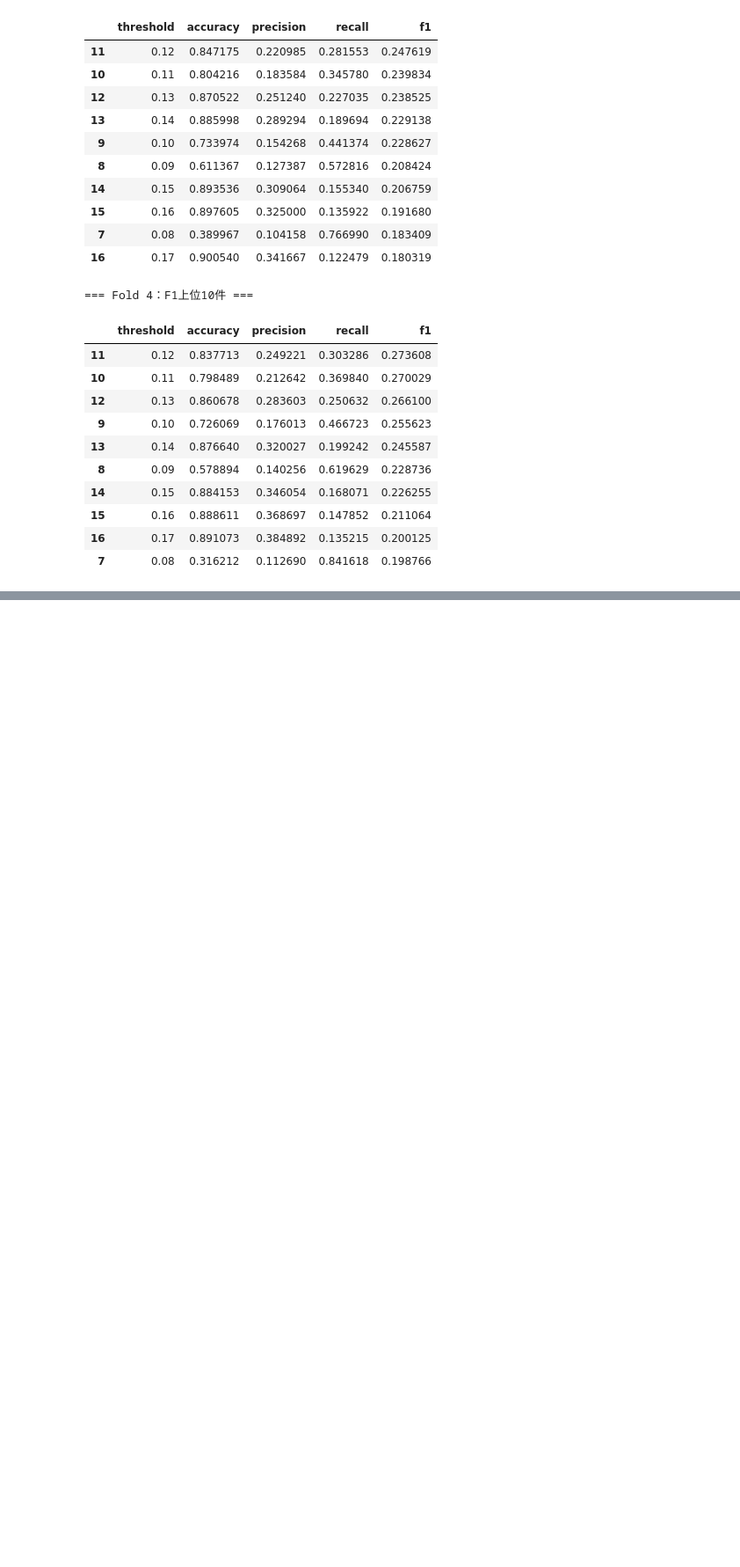
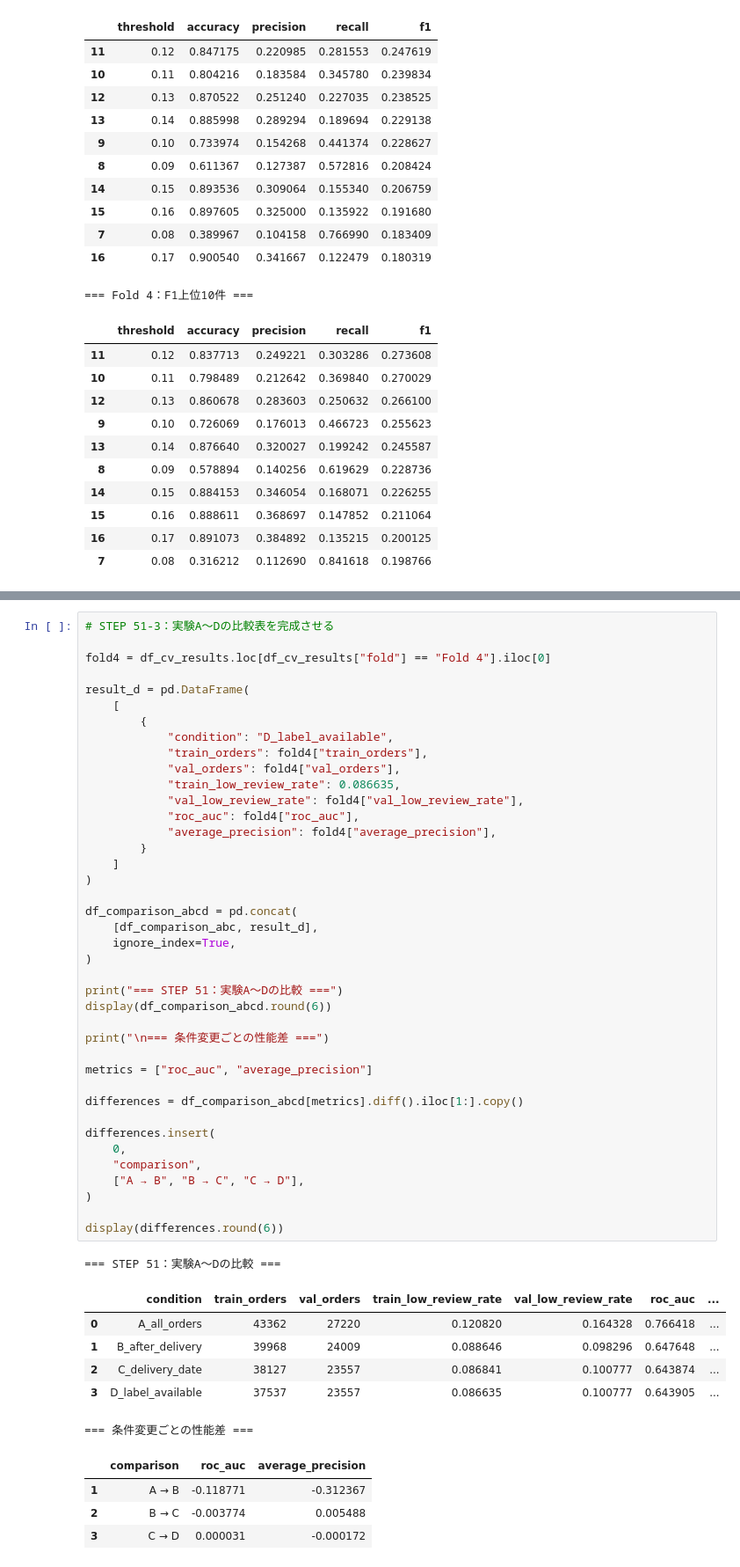
Before and after one commit to RyoShimoda/AWS_Python_data_analysis, a Jupyter notebook: notebooks/13_low_review_model_comparison.ipynb, the cells around one changed output, grey strips where cells are left out. Shown at 88% size. Cells and saved outputs as stored; diff of their text form; blank space fills up the shorter version.

```diff
--- a/notebooks/13_low_review_model_comparison.ipynb
+++ b/notebooks/13_low_review_model_comparison.ipynb
@@ -1341,0 +1318,52 @@ for fold_name, group in df_cv_predictions.groupby("fold", sort=True):
+# %%
+# STEP 51-3：実験A〜Dの比較表を完成させる
+
+fold4 = df_cv_results.loc[df_cv_results["fold"] == "Fold 4"].iloc[0]
+
+result_d = pd.DataFrame(
+    [
+        {
+            "condition": "D_label_available",
+            "train_orders": fold4["train_orders"],
+            "val_orders": fold4["val_orders"],
+            "train_low_review_rate": 0.086635,
+            "val_low_review_rate": fold4["val_low_review_rate"],
+            "roc_auc": fold4["roc_auc"],
+            "average_precision": fold4["average_precision"],
+        }
+    ]
+)
+
+df_comparison_abcd = pd.concat(
+    [df_comparison_abc, result_d],
+    ignore_index=True,
+)
+
+print("=== STEP 51：実験A〜Dの比較 ===")
+display(df_comparison_abcd.round(6))
+
+print("\n=== 条件変更ごとの性能差 ===")
+
+metrics = ["roc_auc", "average_precision"]
+
+differences = df_comparison_abcd[metrics].diff().iloc[1:].copy()
+
+differences.insert(
+    0,
+    "comparison",
+    ["A → B", "B → C", "C → D"],
+)
+
+display(differences.round(6))
+# %% [output]
+=== STEP 51：実験A〜Dの比較 ===
+|  | condition | train_orders | val_orders | train_low_review_rate | val_low_review_rate | roc_auc | ... |
+| 0 | A_all_orders | 43362 | 27220 | 0.120820 | 0.164328 | 0.766418 | ... |
+| 1 | B_after_delivery | 39968 | 24009 | 0.088646 | 0.098296 | 0.647648 | ... |
+| 2 | C_delivery_date | 38127 | 23557 | 0.086841 | 0.100777 | 0.643874 | ... |
+| 3 | D_label_available | 37537 | 23557 | 0.086635 | 0.100777 | 0.643905 | ... |
+=== 条件変更ごとの性能差 ===
+|  | comparison | roc_auc | average_precision |
+| 1 | A → B | -0.118771 | -0.312367 |
+| 2 | B → C | -0.003774 | 0.005488 |
+| 3 | C → D | 0.000031 | -0.000172 |
```
Also changed, not shown: parts of 17 cells of this notebook, 4 other files.
